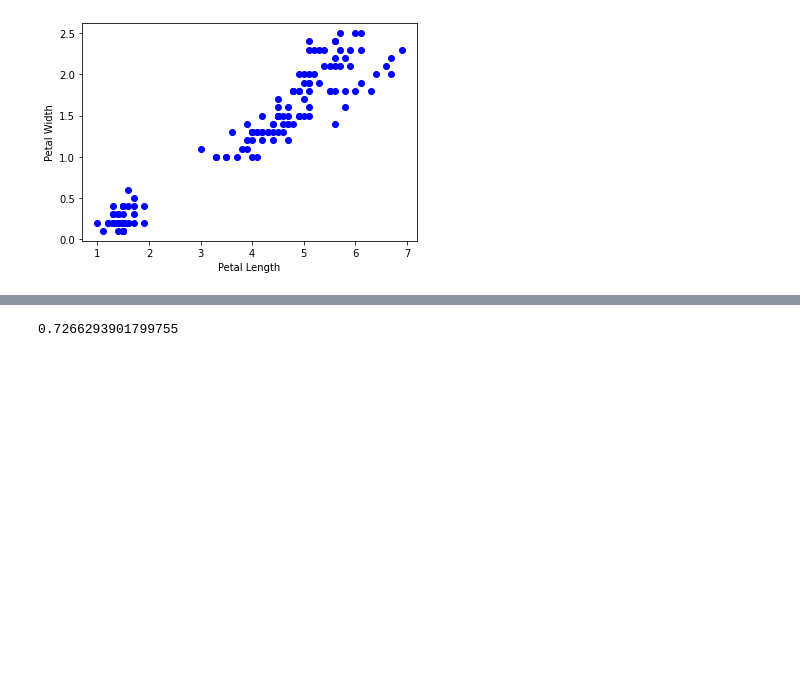
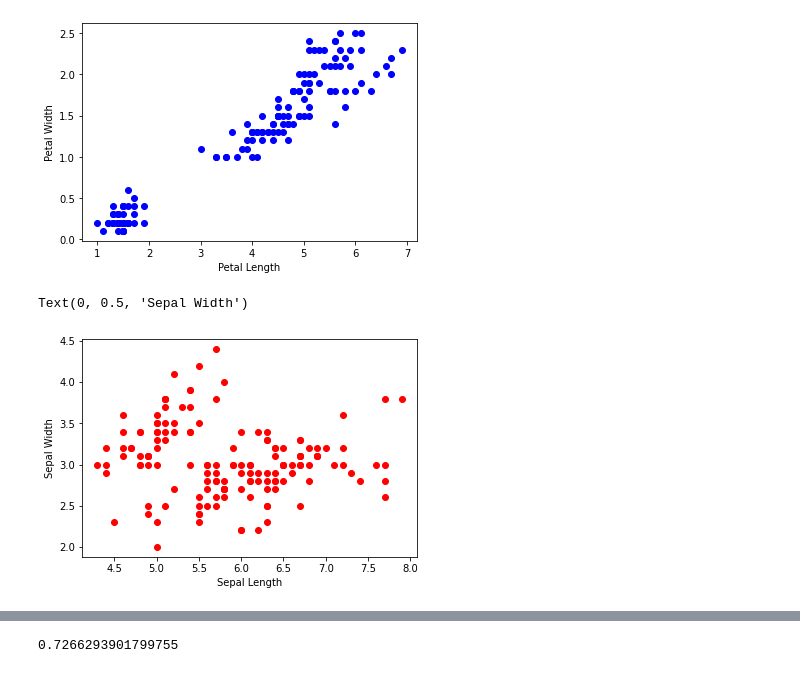
Before and after one commit to jaidenmeiden/choreograph, a Jupyter notebook: choreograph.ipynb, the cells around one changed output, grey strips where cells are left out. Drawn from its saved outputs; the diff is of its cells as text; code cells hidden in the pictures; blank space fills up the shorter version.

```diff
--- a/choreograph.ipynb
+++ b/choreograph.ipynb
@@ -121,3 +140,10 @@ plt.ylabel('Petal Width', fontsize = 10)
 # %% [output]
 Text(0, 0.5, 'Petal Width')
 [figure]
+# %%
+plt.scatter(x['sepal_length'], x['sepal_width'], c = 'red')
+plt.xlabel('Sepal Length', fontsize = 10)
+plt.ylabel('Sepal Width', fontsize = 10)
+# %% [output]
+Text(0, 0.5, 'Sepal Width')
+[figure, added]
```
Also changed, not shown: parts of 24 cells of this notebook.
